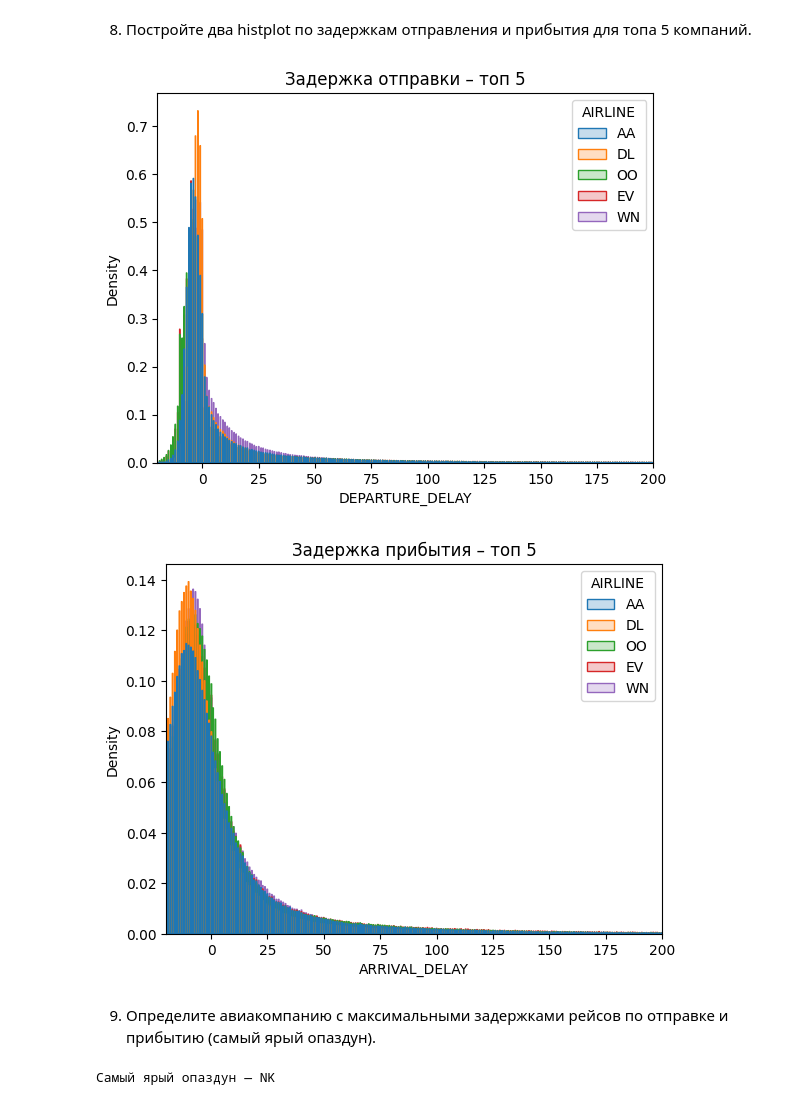
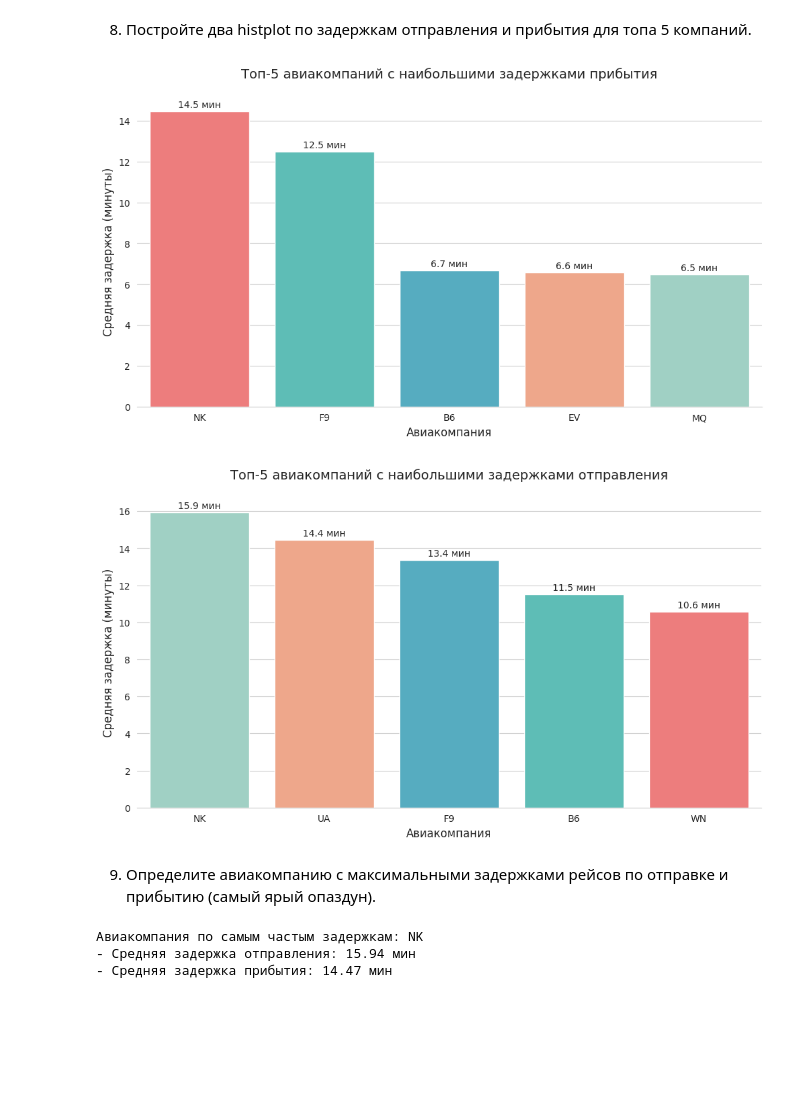
Before and after one commit to ml-labs-nstu-lenow/ml_labs_2025, a Jupyter notebook: lab1/lab_flight_analysis.ipynb, the cells around one changed output. Saved outputs shown, nothing was run; the diff lists cells and outputs as text; code cells hidden in the pictures; blank space fills up the shorter version.

```diff
--- a/lab1/lab_flight_analysis.ipynb
+++ b/lab1/lab_flight_analysis.ipynb
@@ -140,7 +161,7 @@ memory usage: 1.3+ GB
 # %% [markdown]
 После:
 # %%
-df = df.dropna(thresh = 25)
-df.info()
+df_new = df.dropna().drop("AIR_SYSTEM_DELAY", axis=1)
+df_new.info()
 # %% [output]
 <class 'pandas.core.frame.DataFrame'>
@@ -183,7 +231,7 @@ import matplotlib.pyplot as plt
 from matplotlib.ticker import MultipleLocator
 
 color = ['#4e79a7', '#e15759']
-
+plt.style.use('default')
 sns.histplot(data=df, x='CANCELLED', hue='CANCELLED', discrete=True,
              legend=False, palette=color)
 plt.xticks([0, 1], ['Не отменён', 'Отменён'])
@@ -191,6 +239,7 @@ plt.gca().yaxis.set_major_locator(MultipleLocator(300_000))
 plt.title("Количество отменённых и не отменённых рейсов")
 plt.xlabel("Статус рейса")
 plt.ylabel("Количество рейсов")
+
 plt.show()
 # %% [output]
 [figure]
@@ -336,11 +423,10 @@ plt.show()
 # %% [markdown]
 7. Сформируйте новый датасет по авиакомпаниям с признаками: среднее время задержки отправки и среднее время прибытия.
 # %%
-delay_stats = df.groupby('AIRLINE').agg({
+delays = df.groupby('AIRLINE').agg({
     'DEPARTURE_DELAY': 'mean',
     'ARRIVAL_DELAY': 'mean'
 }).reset_index()
 
-delay_stats.columns = ['AIRLINE', 'MEAN_DEP_DELAY', 'MEAN_ARR_DELAY']
-display(delay_stats.head())
+print(delays.sort_values('DEPARTURE_DELAY', ascending=False))
 # %% [output]
@@ -355,27 +450,62 @@ display(delay_stats.head())
 # %%
 import seaborn as sns
 import matplotlib.pyplot as plt
 
+colors = ['#FF6B6B', '#4ECDC4', '#45B7D1', '#FFA07A', '#98D8C8']
 
-top5 = df['AIRLINE'].value_counts().nlargest(5).index
-top5_df = df[df['AIRLINE'].isin(top5)]
+top5_arrival = delays.sort_values('ARRIVAL_DELAY', ascending=False).head(5)
 
-sns.histplot(data=top5_df, x='DEPARTURE_DELAY', hue='AIRLINE', element='step', stat='density', common_norm=False)
-plt.title("Задержка отправки – топ 5")
-plt.xlim(-20, 200)
+plt.figure(figsize=(12, 6))
+ax = sns.barplot(data=top5_arrival, x='AIRLINE', y='ARRIVAL_DELAY', hue='AIRLINE',
+                 order=top5_arrival['AIRLINE'], palette=colors, legend=False)
+
+for p in ax.patches:
+    ax.annotate(f"{p.get_height():.1f} мин",
+                (p.get_x() + p.get_width() / 2., p.get_height()),
+                ha='center', va='center', fontsize=10,
+                xytext=(0, 7),
+                textcoords='offset points')
+
+plt.title("Топ-5 авиакомпаний с наибольшими задержками прибытия", pad=20, fontsize=14)
+plt.xlabel('Авиакомпания', fontsize=12)
+plt.ylabel('Средняя задержка (минуты)', fontsize=12)
+sns.despine(left=True)
 plt.show()
 
-sns.histplot(data=top5_df, x='ARRIVAL_DELAY', hue='AIRLINE', element='step', stat='density', common_norm=False)
-plt.title("Задержка прибытия – топ 5")
-plt.xlim(-20, 200)
+
+top5_departure = delays.sort_values('DEPARTURE_DELAY', ascending=False).head(5)
+
+plt.figure(figsize=(12, 6))
+ax = sns.barplot(data=top5_departure, x='AIRLINE', y='DEPARTURE_DELAY', hue='AIRLINE',
+                 order=top5_departure['AIRLINE'], palette=colors[::-1], legend=False)
+
+
+for p in ax.patches:
+    ax.annotate(f"{p.get_height():.1f} мин",
+                (p.get_x() + p.get_width() / 2., p.get_height()),
+                ha='center', va='center', fontsize=10,
+                xytext=(0, 7),
+                textcoords='offset points')
+
+plt.title("Топ-5 авиакомпаний с наибольшими задержками отправления", pad=20, fontsize=14)
+plt.xlabel('Авиакомпания', fontsize=12)
+plt.ylabel('Средняя задержка (минуты)', fontsize=12)
+sns.despine(left=True)
 plt.show()
 # %% [output]
-[figure, old version]
+[figure, new version]
-[figure, old version]
+[figure, new version]
 # %% [markdown]
 9. Определите авиакомпанию с максимальными задержками рейсов по отправке и прибытию (самый ярый опаздун).
 # %%
-worst = delay_stats.sort_values(by=['MEAN_DEP_DELAY', 'MEAN_ARR_DELAY'], ascending=False).iloc[0]
-print("Самый ярый опаздун —", worst['AIRLINE'])
+delays['TOTAL_DELAY'] = delays['DEPARTURE_DELAY'] + delays['ARRIVAL_DELAY']
+
+max_delay = delays.loc[delays['TOTAL_DELAY'].idxmax()]
+
+print(f"Авиакомпания по самым частым задержкам: {max_delay['AIRLINE']}")
+print(f"- Средняя задержка отправления: {max_delay['DEPARTURE_DELAY']:.2f} мин")
+print(f"- Средняя задержка прибытия: {max_delay['ARRIVAL_DELAY']:.2f} мин")
 # %% [output]
-Самый ярый опаздун — NK
+Авиакомпания по самым частым задержкам: NK
+- Средняя задержка отправления: 15.94 мин
+- Средняя задержка прибытия: 14.47 мин
```
Also changed, not shown: parts of 11 cells of this notebook, 1 other file.
